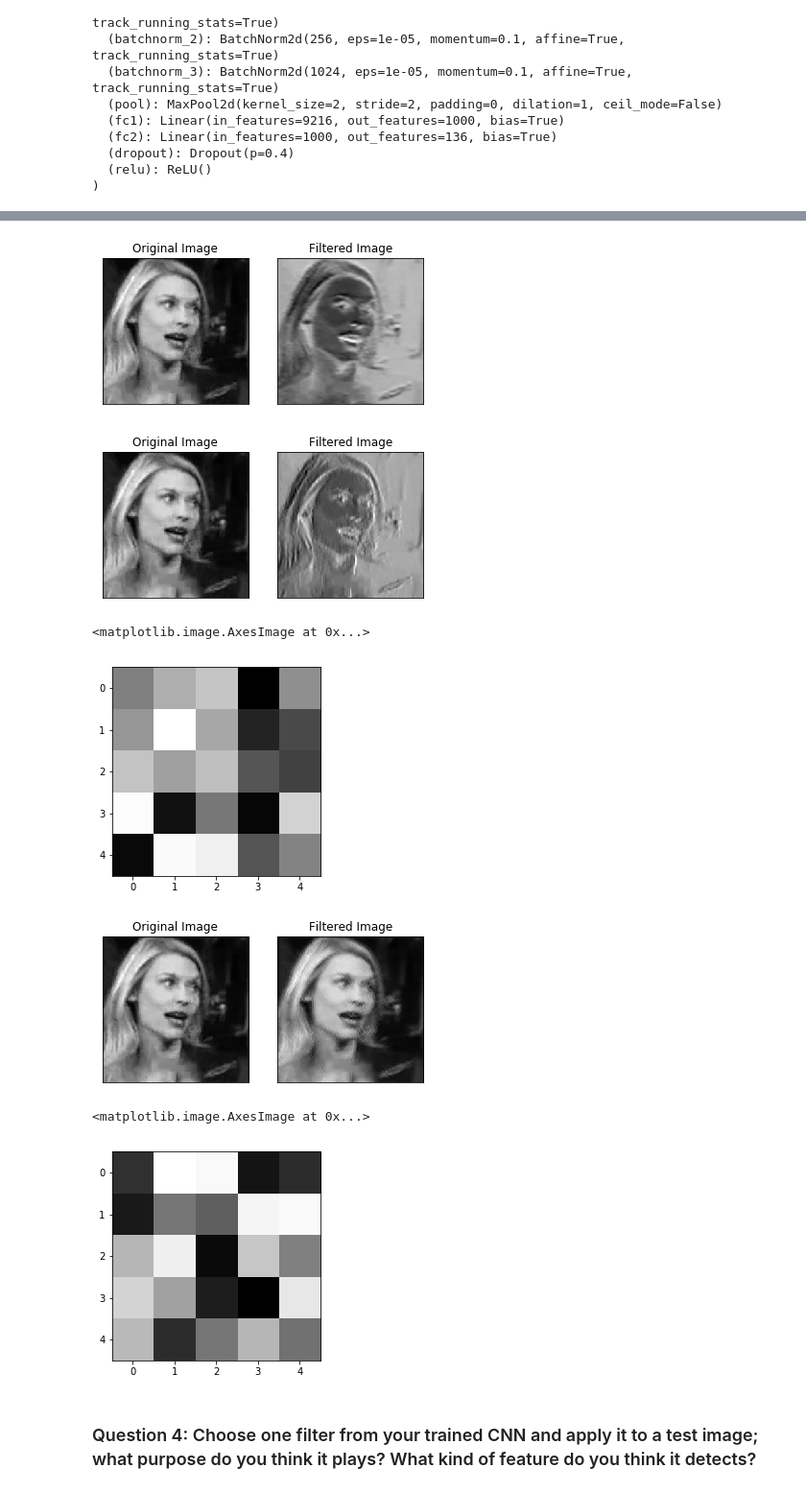
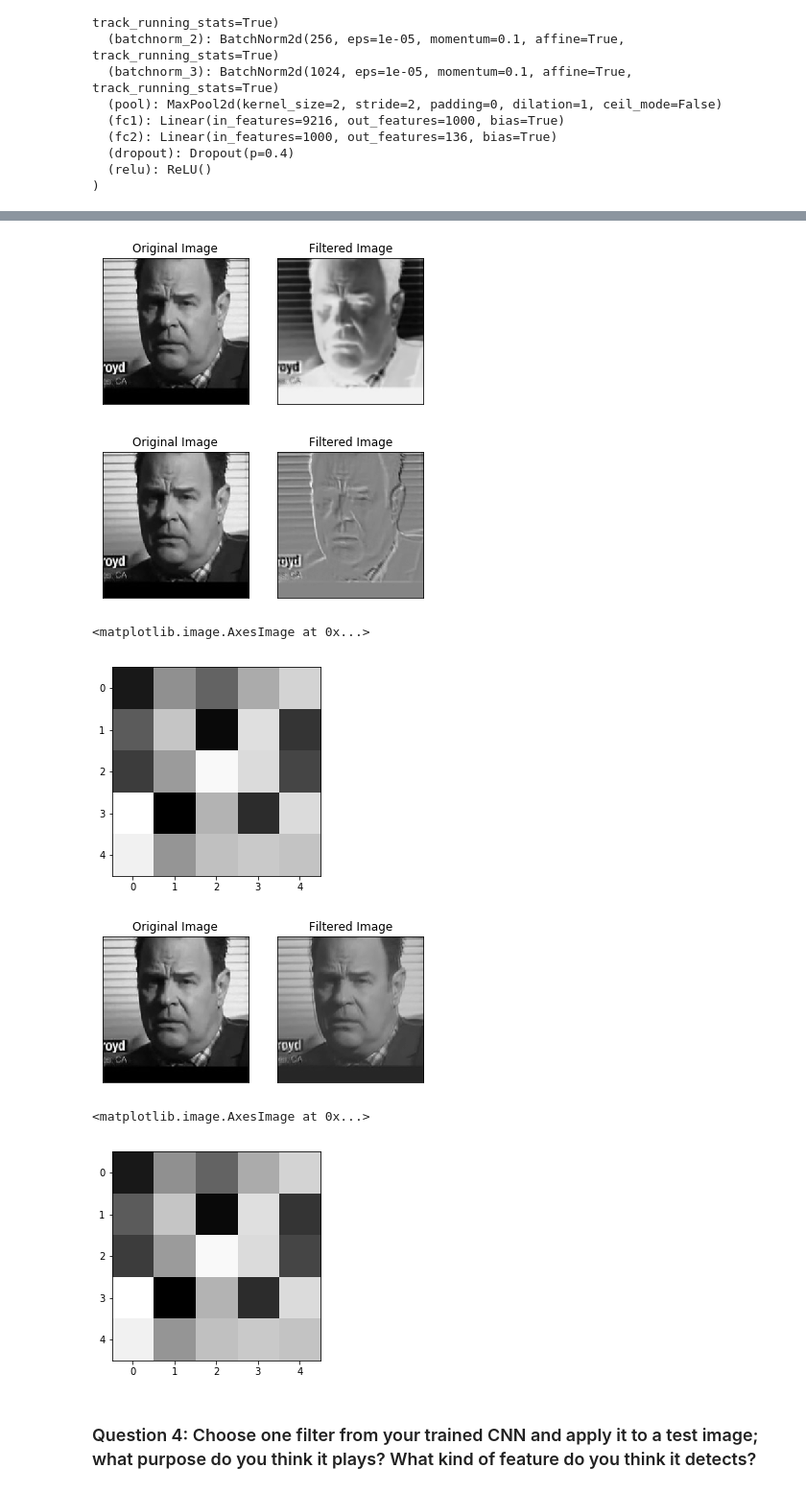
Before and after one commit to SarthakJaingit/Facial-Key-Point-Detection, a Jupyter notebook: 2. Define the Network Architecture.ipynb, the cells around one changed output, grey strips where cells are left out. Shown at 96% size. Saved outputs shown, nothing was run; the diff lists cells and outputs as text; code cells hidden in the pictures.

Commit message:
Models and Notebook

```diff
--- a/2. Define the Network Architecture.ipynb
+++ b/2. Define the Network Architecture.ipynb
@@ -558,7 +553,7 @@ Next, choose a test image and filter it with one of the convolutional kernels in
 # %%
 #Load Model Data Back
 net = Net()
-model_dir = "saved_models/keypoints_model_1.pt"
+model_dir = "saved_models/keypoints_model_2.pt"
 net.load_state_dict(torch.load(model_dir))
 net.eval()
 # %% [output]
@@ -609,30 +604,30 @@ plt.subplot(122),plt.imshow(filtered_image, cmap = "gray"),plt.title('Filtered I
 plt.xticks([]), plt.yticks([])
 plt.show()
 # %% [output]
-[figure, old version]
+[figure, new version]
 # %%
-filtered_image = cv2.filter2D(image,-1, net.conv1.weight.data[8][0].numpy())
+filtered_image = cv2.filter2D(image,-1, net.conv1.weight.data[2][0].numpy())
 plt.subplot(121),plt.imshow(image, cmap = "gray"),plt.title('Original Image')
 plt.xticks([]), plt.yticks([])
 plt.subplot(122),plt.imshow(filtered_image, cmap = "gray"),plt.title('Filtered Image')
 plt.xticks([]), plt.yticks([])
 plt.show()
-plt.imshow(net.conv1.weight.data[8][0].numpy().squeeze(), cmap = "gray")
+plt.imshow(net.conv1.weight.data[3][0].numpy().squeeze(), cmap = "gray")
 # %% [output]
-[figure, old version]
+[figure, new version]
 <matplotlib.image.AxesImage at 0x...>
-[figure, old version]
+[figure, new version]
 # %%
-filtered_image = cv2.filter2D(image,-1, net.conv1.weight.data[3][0].numpy())
+filtered_image = cv2.filter2D(image,-1, net.conv1.weight.data[9][0].numpy())
 plt.subplot(121),plt.imshow(image, cmap = "gray"),plt.title('Original Image')
 plt.xticks([]), plt.yticks([])
 plt.subplot(122),plt.imshow(filtered_image, cmap = "gray"),plt.title('Filtered Image')
 plt.xticks([]), plt.yticks([])
 plt.show()
 plt.imshow(net.conv1.weight.data[3][0].numpy().squeeze(), cmap = "gray")
 # %% [output]
-[figure, old version]
+[figure, new version]
 <matplotlib.image.AxesImage at 0x...>
-[figure, old version]
+[figure, new version]
 # %% [markdown]
 ### Question 4: Choose one filter from your trained CNN and apply it to a test image; what purpose do you think it plays? What kind of feature do you think it detects?
```
Also changed, not shown: parts of 11 cells of this notebook, 1 other file.
